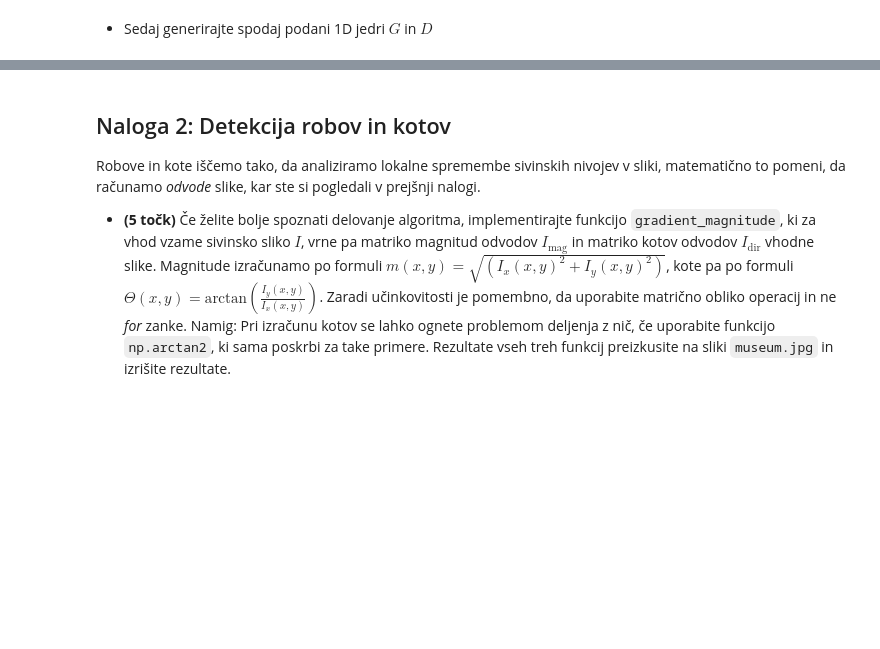
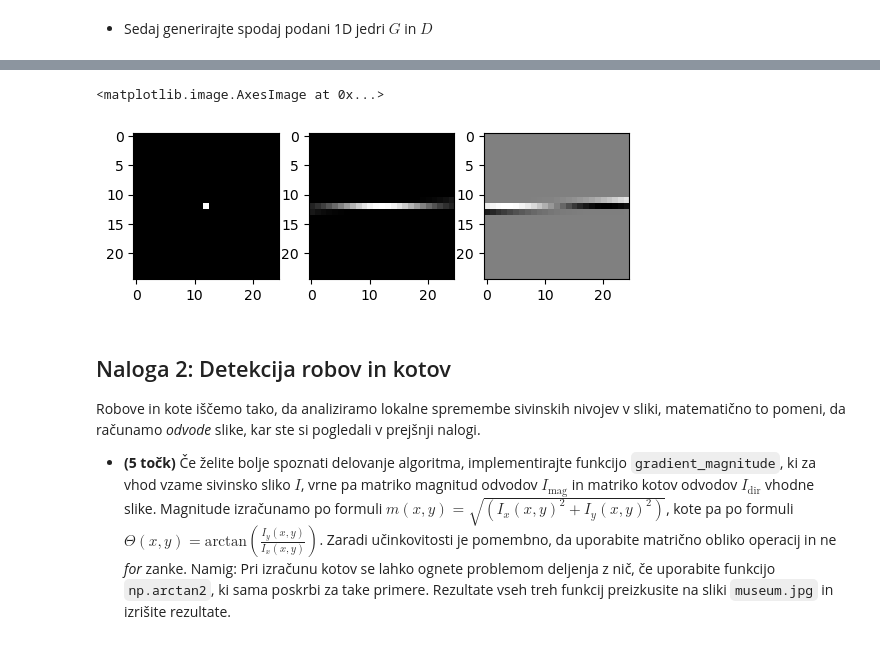
Before and after one commit to TiborKoderman/rrz, a Jupyter notebook: vaja2/vaja2.ipynb, the cells around one changed output, grey strips where cells are left out. Cells and saved outputs as stored; diff of their text form; code cells hidden in the pictures; blank space fills up the shorter version.

```diff
--- a/vaja2/vaja2.ipynb
+++ b/vaja2/vaja2.ipynb
@@ -511,7 +551,7 @@ I[12, 12] = 255
 # %%
 sigma = 6.0
 G = simple_gauss(sigma)
-D = simple_gaussdx(sigma)
+D,_ = simple_gaussdx(sigma)
 # %% [markdown]
 * Kaj se zgodi, če aplicirate naslednje operacije na sliko $I$? Ali je zaporedje ukazov pomembno?
 
@@ -530,3 +567,23 @@ raise NotImplementedError()
+# %%
+#change image I to 1D array
+I = I.flatten()
+#convolve image I with G and then G'
+Ig = np.convolve(I, G, mode='same')
+IgD = np.convolve(Ig, D, mode='same')
+
+I = I.reshape((25, 25))
+Ig = Ig.reshape((25, 25))
+IgD = IgD.reshape((25, 25))
+plt.figure()
+plt.subplot(1, 3, 1)
+plt.imshow(I, cmap='gray')
+plt.subplot(1, 3, 2)
+plt.imshow(Ig, cmap='gray')
+plt.subplot(1, 3, 3)
+plt.imshow(IgD, cmap='gray')
+# %% [output]
+<matplotlib.image.AxesImage at 0x...>
+[figure, added]
 # %% [markdown]
 ## Naloga 2: Detekcija robov in kotov
 
```
Also changed, not shown: parts of 9 cells of this notebook.
